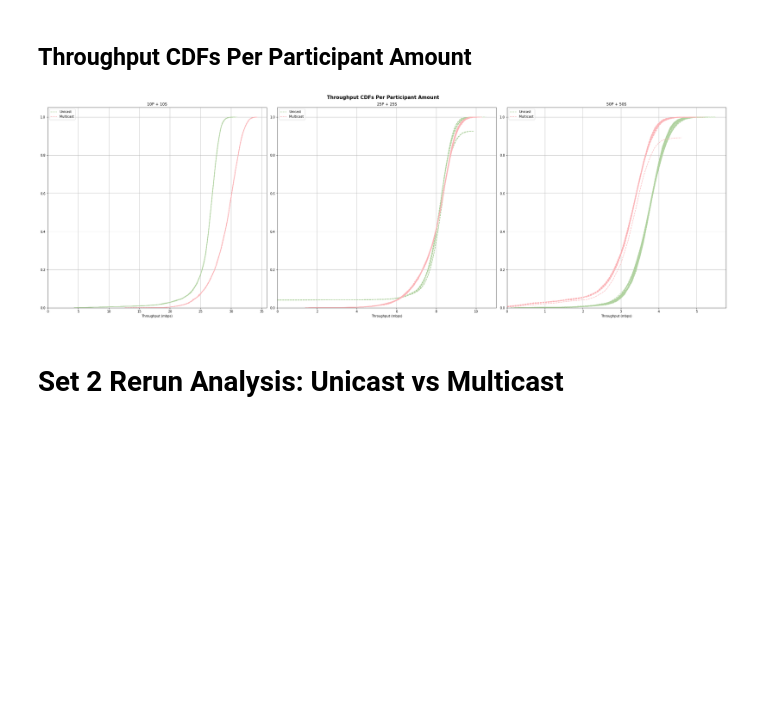
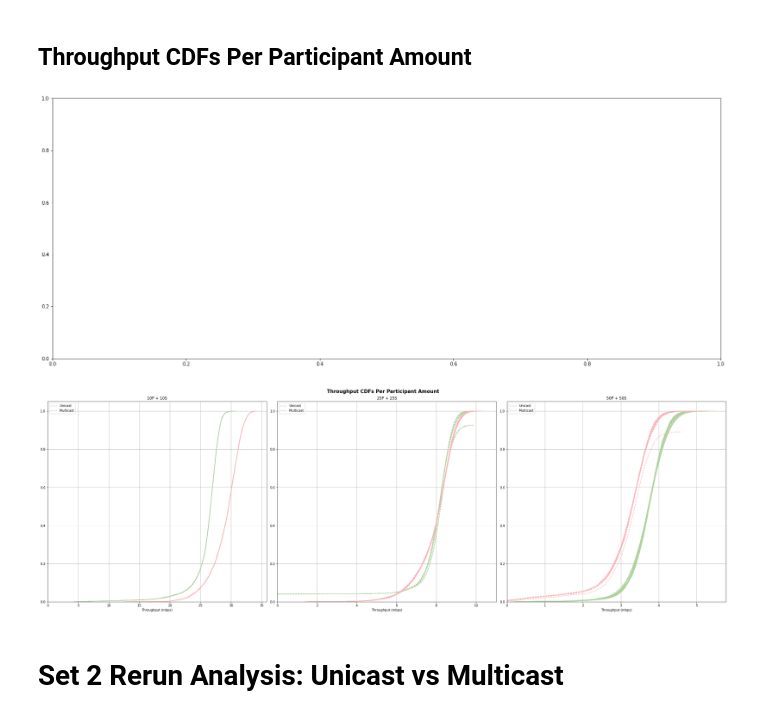
Before and after one commit to Blitz3r123/PATS-Data-Processing, a Jupyter notebook: Complete Analysis.ipynb, the cells around one changed output. Cells and saved outputs as stored; diff of their text form; code cells hidden in the pictures; blank space fills up the shorter version.

```diff
--- a/Complete Analysis.ipynb
+++ b/Complete Analysis.ipynb
@@ -274,21 +218,2 @@ plt.tight_layout()
 # %% [markdown]
 ## Latency CDFs Per Participant <a class="anchor" id="s2-latency-cdfs-per-participant"></a>
-# %%
-fig, axes = plt.subplots(nrows=1, ncols=3, figsize=(35, 10))
-
-s2_lats = [file for file in get_files('data/set_2') if 'average_latencies' in file and '_4_' not in file and 'network_log' in file]
-
-s2_ucast_lats = [file for file in s2_lats if 'unicast' in file]
-
-for file in s2_ucast_lats:
-    i = s2_ucast_lats.index(file)
-    df = pd.read_csv(file)
-    ax = axes[i]
-    plot_cdf(get_test_names([file])[0], df['run_1_latency'], ax, greens[i * 2], 'normal')
-    plot_cdf(get_test_names([file])[0], df['run_2_latency'], ax, greens[i * 2], 'normal')
-    plot_cdf(get_test_names([file])[0], df['run_3_latency'], ax, greens[i * 2], 'normal')
-
-for ax in axes:
-    ax.grid()
-
-plt.tight_layout()
@@ -380,6 +384,20 @@ plt.tight_layout()
 # %% [markdown]
 ## Throughput CDFs Per Participant Amount <a class="anchor" id="s2-throughput-cdfs-per-participant-amounts"></a>
 # %%
+set2_tps = [file for file in get_files('data/set_2') if 'average_throughput' in file and '_4_' not in file and 'forced_transport' in file]
+
+ucast_tps = [file for file in set2_tps if 'unicast' in file]
+mcast_tps = [file for file in set2_tps if 'multicast' in file]
+
+fig, ax = plt.subplots(figsize=(25, 10))
+
+tps = {
+    "ucast_names": get_test_names(ucast_tps),
+    "ucast_files": ucast_tps,
+    "mcast_names": get_test_names(mcast_tps),
+    "mcast_files": mcast_tps
+}
+
 ucast_tps = {
     "10p": [file for file in tps["ucast_files"] if 'unicast_1_' in file],
     "25p": [file for file in tps["ucast_files"] if 'unicast_2_' in file],
@@ -434,34 +452,35 @@ for file in mcast_tps["25p"]:
     label = "Multicast" if i == 0 else ""
     combined_df = pd.concat([df['run_1_throughput'], df['run_2_throughput'], df['run_3_throughput']])
     plot_cdf(label, combined_df, ax, reds[6], 'average')
     ax.set_title("25P + 25S")
 
 for file in mcast_tps["50p"]:
     i = mcast_tps["50p"].index(file)
     ax = axes[2]
     df = pd.read_csv(file)
     label = "Multicast" if i == 0 else ""
     try:
         combined_df = pd.concat([df['run_1_throughput'], df['run_2_throughput'], df['run_3_throughput']])
         plot_cdf(label, combined_df, ax, reds[6], 'average')
     except:
         None
 
     ax.set_title("50P + 50S")
 
 
 for ax in fig.get_axes():
     ax.legend()
     ax.grid()
     ax.set_ylim(ymin=0)
     ax.set_xlim(xmin=0)
     ax.set_xlabel("Throughput (mbps)")
 
 fig.suptitle("Throughput CDFs Per Participant Amount", fontsize=15, fontweight='bold')
 
 plt.tight_layout()
 # %% [output]
-[figure, old version]
+[figure, new version]
+[figure, added]
 # %% [markdown]
 # Set 2 Rerun Analysis: Unicast vs Multicast <a class="anchor" id="set2-rerun"></a>
 # %% [markdown]
```
Also changed, not shown: parts of 12 cells of this notebook, 6 other files.
